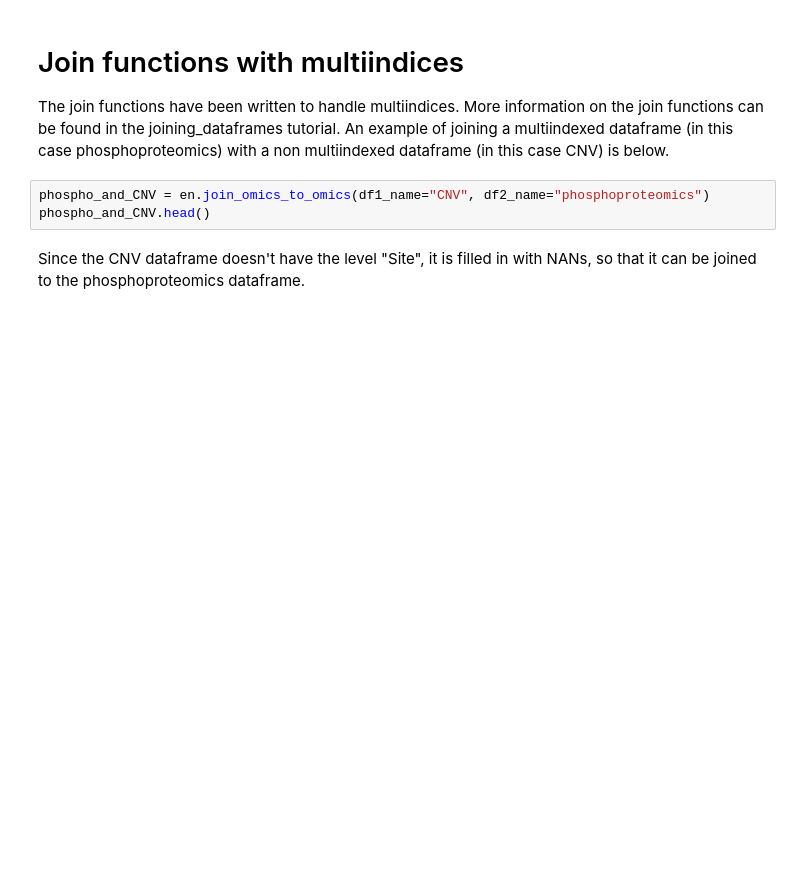
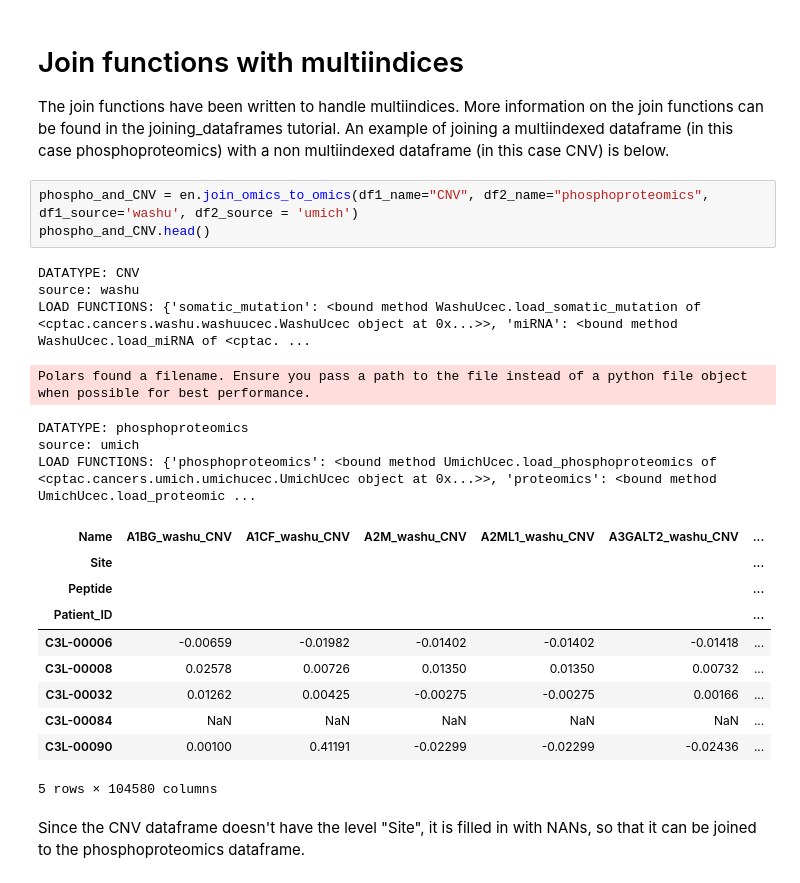
Before and after one commit to PayneLab/cptac, a Jupyter notebook: notebooks/tutorial04_multiindex.ipynb, the cells around one changed output. Drawn from its saved outputs; the diff is of its cells as text; blank space fills up the shorter version.

```diff
--- a/notebooks/tutorial04_multiindex.ipynb
+++ b/notebooks/tutorial04_multiindex.ipynb
@@ -38,8 +59,26 @@ Normally, as above, keys that repeat for adjacent columns are not displayed, to
 The join functions have been written to handle multiindices. More information on the join functions can be found in the joining_dataframes tutorial.
 An example of joining a multiindexed dataframe (in this case phosphoproteomics) with a non multiindexed dataframe (in this case CNV) is below.
 # %%
-phospho_and_CNV = en.join_omics_to_omics(df1_name="CNV", df2_name="phosphoproteomics")
+phospho_and_CNV = en.join_omics_to_omics(df1_name="CNV", df2_name="phosphoproteomics", df1_source='washu', df2_source = 'umich')
 phospho_and_CNV.head()
+# %% [output]
+DATATYPE: CNV
+source: washu
+LOAD FUNCTIONS: {'somatic_mutation': <bound method WashuUcec.load_somatic_mutation of <cptac.cancers.washu.washuucec.WashuUcec object at 0x...>>, 'miRNA': <bound method WashuUcec.load_miRNA of <cptac. ...
+Polars found a filename. Ensure you pass a path to the file instead of a python file object when possible for best performance.
+DATATYPE: phosphoproteomics
+source: umich
+LOAD FUNCTIONS: {'phosphoproteomics': <bound method UmichUcec.load_phosphoproteomics of <cptac.cancers.umich.umichucec.UmichUcec object at 0x...>>, 'proteomics': <bound method UmichUcec.load_proteomic ...
+| Name | A1BG_washu_CNV | A1CF_washu_CNV | A2M_washu_CNV | A2ML1_washu_CNV | A3GALT2_washu_CNV | ... |
+| Site |  |  |  |  |  | ... |
+| Peptide |  |  |  |  |  | ... |
+| Patient_ID |  |  |  |  |  | ... |
+| C3L-00006 | -0.00659 | -0.01982 | -0.01402 | -0.01402 | -0.01418 | ... |
+| C3L-00008 | 0.02578 | 0.00726 | 0.01350 | 0.01350 | 0.00732 | ... |
+| C3L-00032 | 0.01262 | 0.00425 | -0.00275 | -0.00275 | 0.00166 | ... |
+| C3L-00084 | NaN | NaN | NaN | NaN | NaN | ... |
+| C3L-00090 | 0.00100 | 0.41191 | -0.02299 | -0.02299 | -0.02436 | ... |
+5 rows × 104580 columns
 # %% [markdown]
 Since the CNV dataframe doesn't have the level "Site", it is filled in with NANs, so that it can be joined to the phosphoproteomics dataframe.
 # %% [markdown]
```
Also changed, not shown: parts of 3 cells of this notebook, 1 other file.
